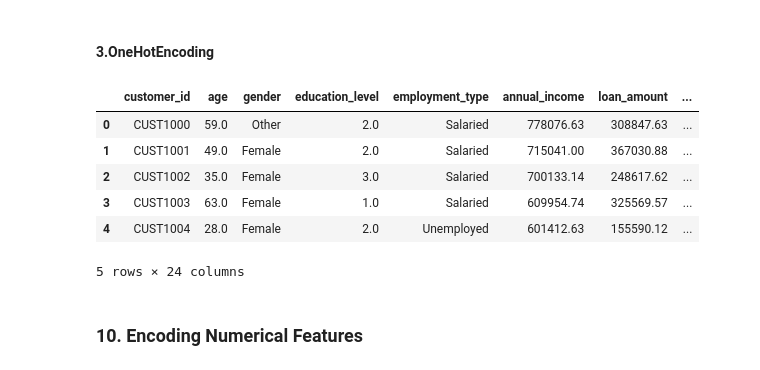
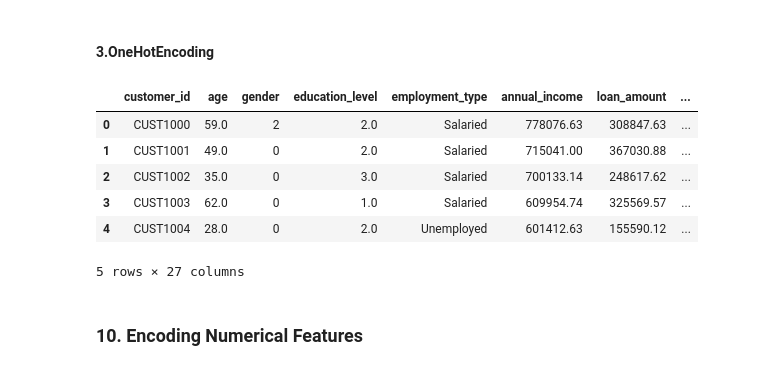
Before and after one commit to Abhiraj14206/Main_Data, a Jupyter notebook: FinalProject1/Finalproject1.ipynb, the cells around one changed output. Saved outputs shown, nothing was run; the diff lists cells and outputs as text; code cells hidden in the pictures.

```diff
--- a/FinalProject1/Finalproject1.ipynb
+++ b/FinalProject1/Finalproject1.ipynb
@@ -681,16 +681,16 @@ df_winsor.head()
 # %% [markdown]
 #### 3.OneHotEncoding
 # %%
-df = pd.get_dummies(df, columns=["region", "loan_purpose"], drop_first=True)
-df.head()
+df_winsor = pd.get_dummies(df_winsor, columns=["region", "loan_purpose"], drop_first=True)
+df_winsor.head()
 # %% [output]
 |  | customer_id | age | gender | education_level | employment_type | annual_income | loan_amount | ... |
-| 0 | CUST1000 | 59.0 | Other | 2.0 | Salaried | 778076.63 | 308847.63 | ... |
-| 1 | CUST1001 | 49.0 | Female | 2.0 | Salaried | 715041.00 | 367030.88 | ... |
-| 2 | CUST1002 | 35.0 | Female | 3.0 | Salaried | 700133.14 | 248617.62 | ... |
-| 3 | CUST1003 | 63.0 | Female | 1.0 | Salaried | 609954.74 | 325569.57 | ... |
-| 4 | CUST1004 | 28.0 | Female | 2.0 | Unemployed | 601412.63 | 155590.12 | ... |
+| 0 | CUST1000 | 59.0 | 2 | 2.0 | Salaried | 778076.63 | 308847.63 | ... |
+| 1 | CUST1001 | 49.0 | 0 | 2.0 | Salaried | 715041.00 | 367030.88 | ... |
+| 2 | CUST1002 | 35.0 | 0 | 3.0 | Salaried | 700133.14 | 248617.62 | ... |
+| 3 | CUST1003 | 62.0 | 0 | 1.0 | Salaried | 609954.74 | 325569.57 | ... |
+| 4 | CUST1004 | 28.0 | 0 | 2.0 | Unemployed | 601412.63 | 155590.12 | ... |
-5 rows × 24 columns
+5 rows × 27 columns
 # %% [markdown]
 ### 10. Encoding Numerical Features
 # %% [markdown]
```
Also changed, not shown: parts of 65 cells of this notebook.
